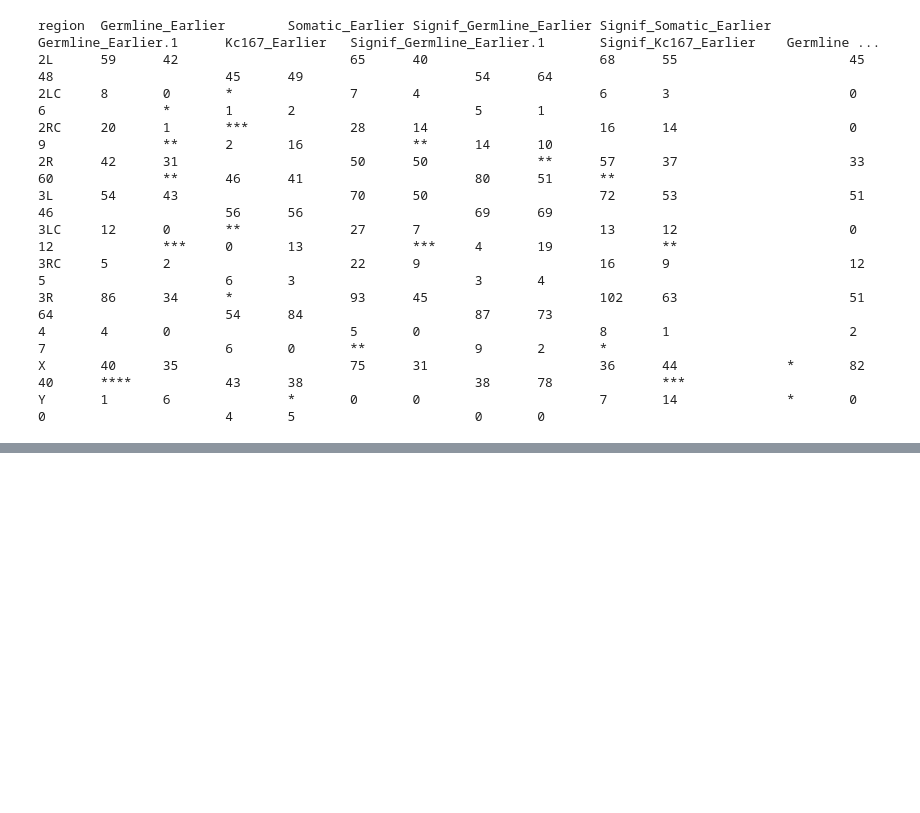
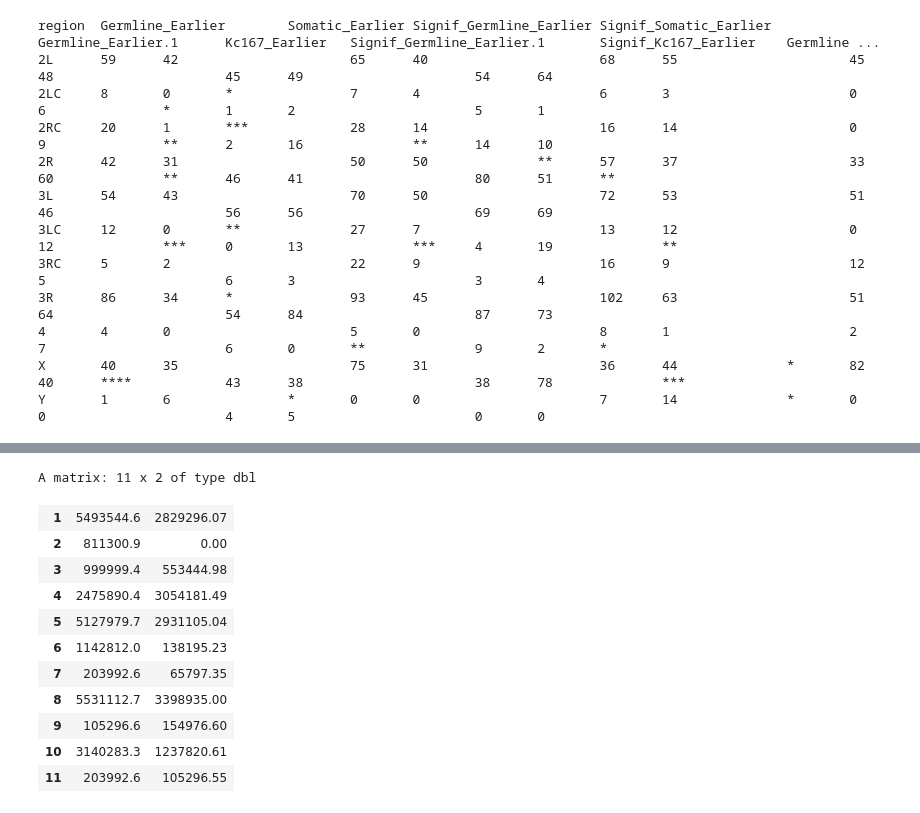
Before and after one commit to ringw/Upd-Germline-Genomics, a Jupyter notebook: reports/Repli-Significance-Report.ipynb, the cells around one changed output, grey strips where cells are left out. Drawn from its saved outputs; the diff is of its cells as text; code cells hidden in the pictures; blank space fills up the shorter version.

```diff
--- a/reports/Repli-Significance-Report.ipynb
+++ b/reports/Repli-Significance-Report.ipynb
@@ -989,0 +1284,39 @@ Y       1       6               *       0       0                       7
+# %%
+peaks <- as_tibble(
+  sapply(
+    repli.peaks_chr[1:6],
+    \(gr) {
+      gr$region <- seqnames(gr) %>%
+        as.character() %>%
+        paste0(
+          rep("", length(gr)) %>%
+            replace(
+              to(findOverlaps(chromosome_pericetromere_label, gr)),
+              "C"
+            )
+        ) %>%
+        factor(
+          c("2L", "2LC", "2RC", "2R", "3L", "3LC", "3RC", "3R", "4", "X", "Y")
+        )
+      gr$size_class <- cut(width(gr), seq(0, 1100000, by=50000))
+      gr$timing_class <- ifelse(
+        grepl("Later", names(gr)),
+        2,
+        1
+      )
+      column <- list(gr)
+    },
+    simplify=FALSE
+  )
+) %>%
+  print()
+for (n in names(peaks)) {
+  if (grepl("Kc167", n)) {
+    peaks[[n]][[1]]$region <- peaks[[n]][[1]]$region %>%
+      replace(
+        . == "Y",
+        NA
+      )
+  }
+}
+print(head(peaks[[5]][[1]]))
@@ -989,0 +1762,15 @@ Y       1       6               *       0       0                       7
+# %%
+subset(bar_bootstrap$Germline_Somatic, bar_bootstrap$bootstrap == 1)
+# %% [output]
+A matrix: 11 x 2 of type dbl
+| 1 | 5493544.6 | 2829296.07 |
+| 2 | 811300.9 | 0.00 |
+| 3 | 999999.4 | 553444.98 |
+| 4 | 2475890.4 | 3054181.49 |
+| 5 | 5127979.7 | 2931105.04 |
+| 6 | 1142812.0 | 138195.23 |
+| 7 | 203992.6 | 65797.35 |
+| 8 | 5531112.7 | 3398935.00 |
+| 9 | 105296.6 | 154976.60 |
+| 10 | 3140283.3 | 1237820.61 |
+| 11 | 203992.6 | 105296.55 |
```
Also changed, not shown: parts of 19 cells of this notebook.
